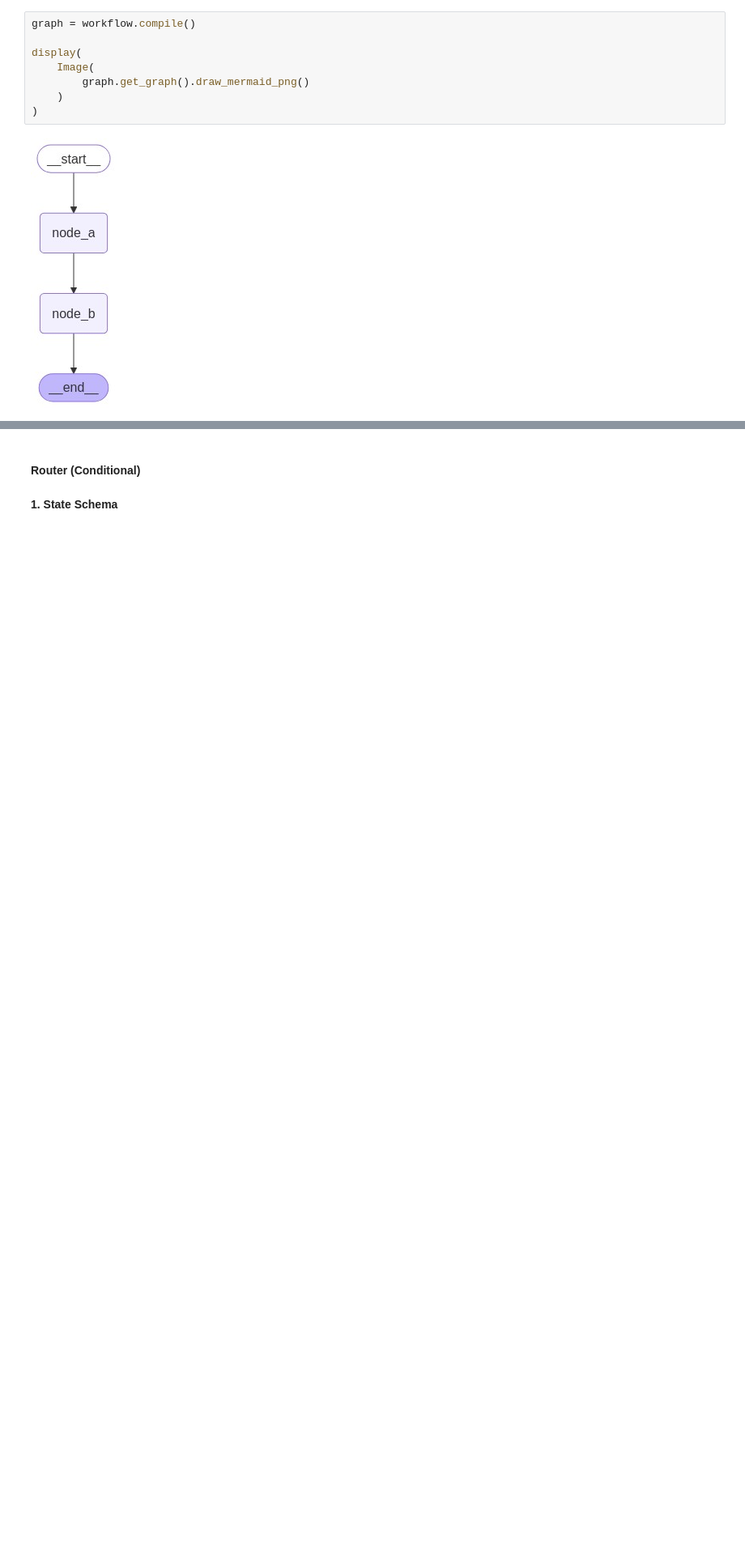
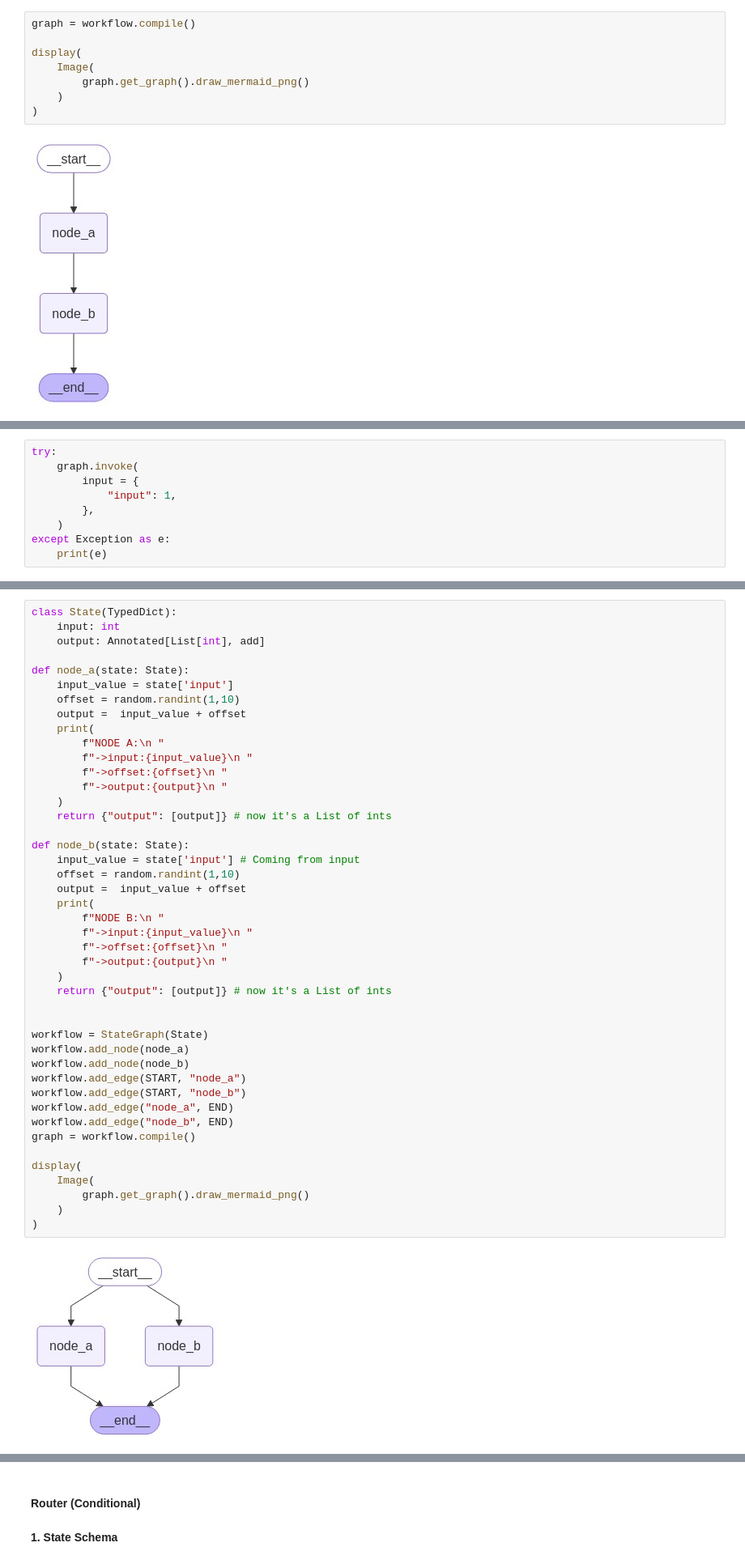
Before and after one commit to deepbiolab/agentic-ai-research, a Jupyter notebook: tutorials/agentic-workflows-with-langgraph/01-langgraph-basics.ipynb, the cells around one changed output, grey strips where cells are left out. Shown: that part at 81% size. Saved outputs shown, nothing was run; the diff lists cells and outputs as text; blank space fills up the shorter version.

```diff
--- a/tutorials/agentic-workflows-with-langgraph/01-langgraph-basics.ipynb
+++ b/tutorials/agentic-workflows-with-langgraph/01-langgraph-basics.ipynb
@@ -70,0 +155,9 @@ display(
+# %%
+try:
+    graph.invoke(
+        input = {
+            "input": 1,
+        },
+    )
+except Exception as e:
+    print(e)
@@ -71,3 +184,49 @@ display(
+# %%
+class State(TypedDict):
+    input: int
+    output: Annotated[List[int], add]
+
+def node_a(state: State):
+    input_value = state['input']
+    offset = random.randint(1,10)
+    output =  input_value + offset
+    print(
+        f"NODE A:\n "
+        f"->input:{input_value}\n "
+        f"->offset:{offset}\n "
+        f"->output:{output}\n "
+    )
+    return {"output": [output]} # now it's a List of ints
+
+def node_b(state: State):
+    input_value = state['input'] # Coming from input
+    offset = random.randint(1,10)
+    output =  input_value + offset
+    print(
+        f"NODE B:\n "
+        f"->input:{input_value}\n "
+        f"->offset:{offset}\n "
+        f"->output:{output}\n "
+    )
+    return {"output": [output]} # now it's a List of ints
+
+
+workflow = StateGraph(State)
+workflow.add_node(node_a)
+workflow.add_node(node_b)
+workflow.add_edge(START, "node_a")
+workflow.add_edge(START, "node_b")
+workflow.add_edge("node_a", END)
+workflow.add_edge("node_b", END)
+graph = workflow.compile()
+
+display(
+    Image(
+        graph.get_graph().draw_mermaid_png()
+    )
+)
+# %% [output]
+[figure, added]
 # %%
 graph.invoke(
     input = {
```
Also changed, not shown: parts of 42 cells of this notebook.
